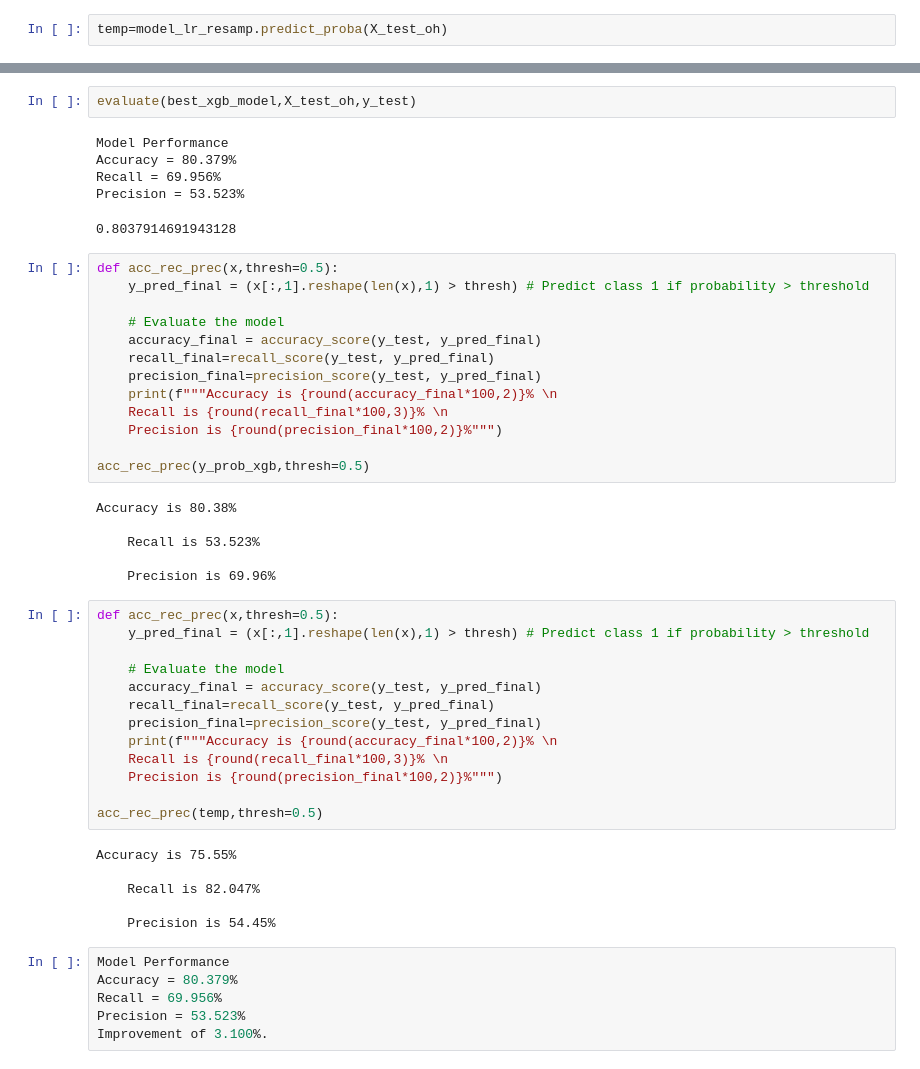
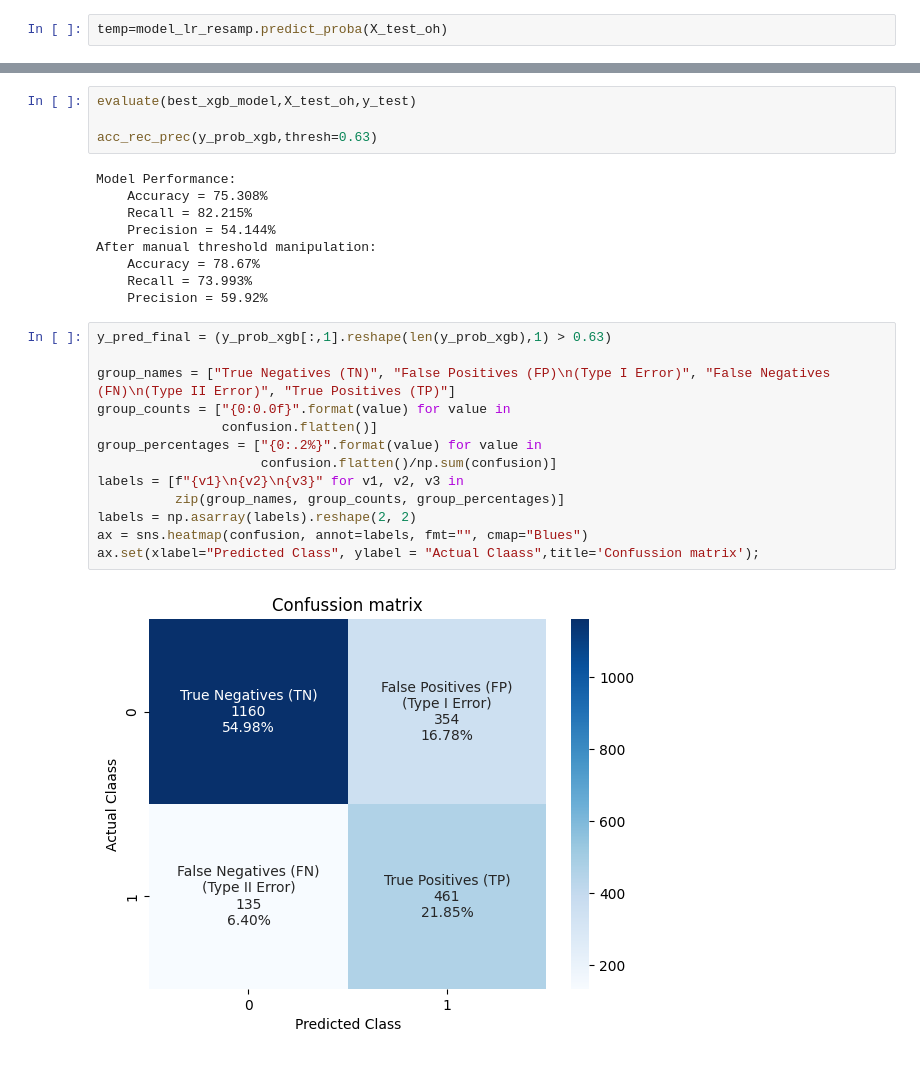
Before and after one commit to GrzegKrajewski/Churn_Pred_XGB_LR_RF, a Jupyter notebook: Code.ipynb, the cells around one changed output, grey strips where cells are left out. Saved outputs shown, nothing was run; the diff lists cells and outputs as text.

```diff
--- a/Code.ipynb
+++ b/Code.ipynb
@@ -805,52 +806,28 @@ Precision = 82.047%
 # %%
 evaluate(best_xgb_model,X_test_oh,y_test)
+
+acc_rec_prec(y_prob_xgb,thresh=0.63)
 # %% [output]
-Model Performance
-Accuracy = 80.379%
-Recall = 69.956%
-Precision = 53.523%
+Model Performance:
+    Accuracy = 75.308%
+    Recall = 82.215%
+    Precision = 54.144%
+After manual threshold manipulation:
+    Accuracy = 78.67%
+    Recall = 73.993%
+    Precision = 59.92%
-0.8037914691943128
-# %%
-def acc_rec_prec(x,thresh=0.5):
-    y_pred_final = (x[:,1].reshape(len(x),1) > thresh) # Predict class 1 if probability > threshold
-
-    # Evaluate the model
-    accuracy_final = accuracy_score(y_test, y_pred_final)
-    recall_final=recall_score(y_test, y_pred_final)
-    precision_final=precision_score(y_test, y_pred_final)
-    print(f"""Accuracy is {round(accuracy_final*100,2)}% \n
-    Recall is {round(recall_final*100,3)}% \n
-    Precision is {round(precision_final*100,2)}%""")
-
-acc_rec_prec(y_prob_xgb,thresh=0.5)
-# %% [output]
-Accuracy is 80.38%
-
-    Recall is 53.523%
-
-    Precision is 69.96%
-# %%
-def acc_rec_prec(x,thresh=0.5):
-    y_pred_final = (x[:,1].reshape(len(x),1) > thresh) # Predict class 1 if probability > threshold
-
-    # Evaluate the model
-    accuracy_final = accuracy_score(y_test, y_pred_final)
-    recall_final=recall_score(y_test, y_pred_final)
-    precision_final=precision_score(y_test, y_pred_final)
-    print(f"""Accuracy is {round(accuracy_final*100,2)}% \n
-    Recall is {round(recall_final*100,3)}% \n
-    Precision is {round(precision_final*100,2)}%""")
-
-acc_rec_prec(temp,thresh=0.5)
-# %% [output]
-Accuracy is 75.55%
-
-    Recall is 82.047%
-
-    Precision is 54.45%
-# %%
-Model Performance
-Accuracy = 80.379%
-Recall = 69.956%
-Precision = 53.523%
-Improvement of 3.100%.
+# %%
+y_pred_final = (y_prob_xgb[:,1].reshape(len(y_prob_xgb),1) > 0.63)
+
+group_names = ["True Negatives (TN)", "False Positives (FP)\n(Type I Error)", "False Negatives (FN)\n(Type II Error)", "True Positives (TP)"]
+group_counts = ["{0:0.0f}".format(value) for value in
+                confusion.flatten()]
+group_percentages = ["{0:.2%}".format(value) for value in
+                     confusion.flatten()/np.sum(confusion)]
+labels = [f"{v1}\n{v2}\n{v3}" for v1, v2, v3 in
+          zip(group_names, group_counts, group_percentages)]
+labels = np.asarray(labels).reshape(2, 2)
+ax = sns.heatmap(confusion, annot=labels, fmt="", cmap="Blues")
+ax.set(xlabel="Predicted Class", ylabel = "Actual Claass",title='Confussion matrix');
+# %% [output]
+[figure, added]
```
Also changed, not shown: parts of 32 cells of this notebook.
